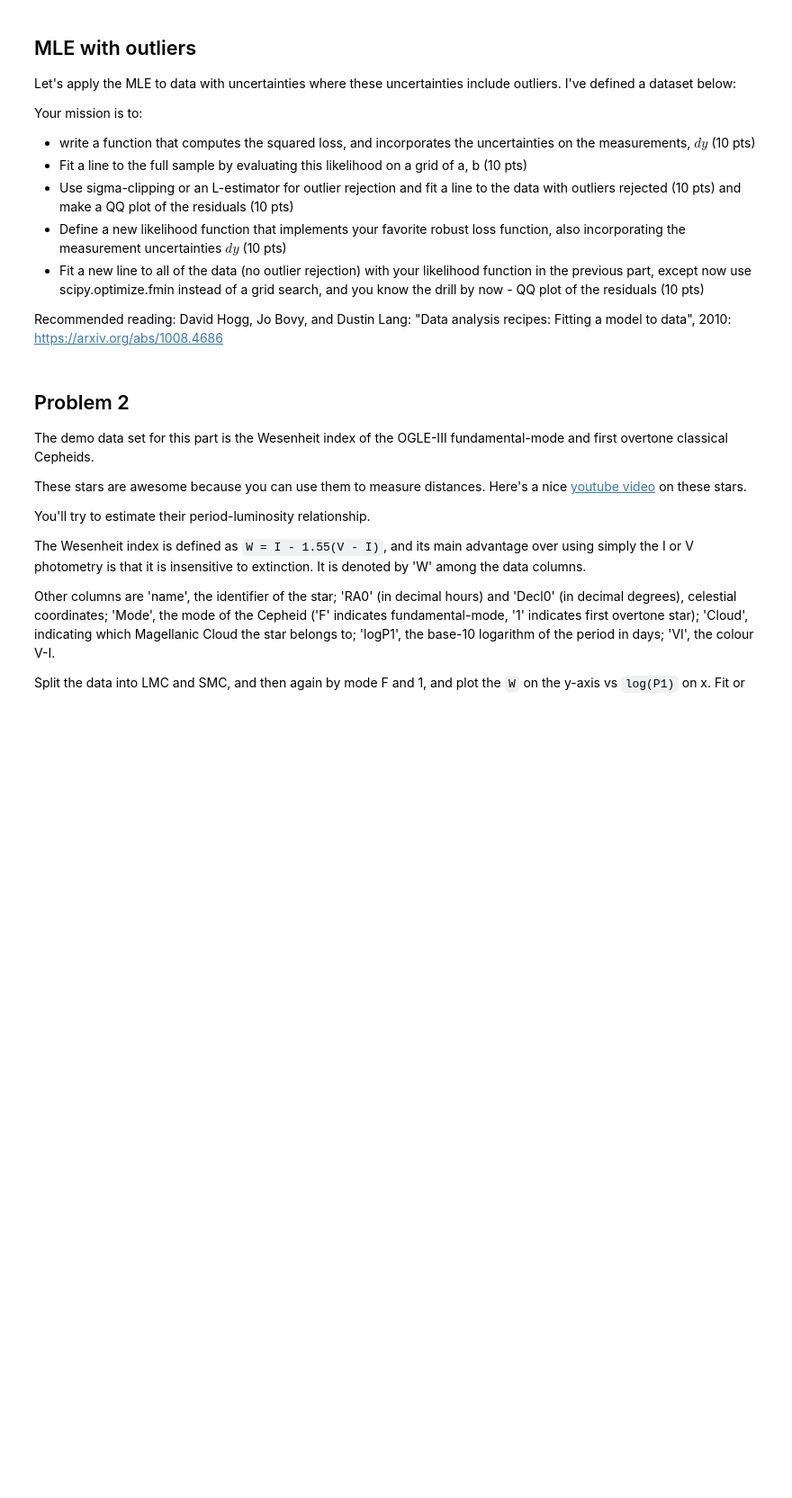
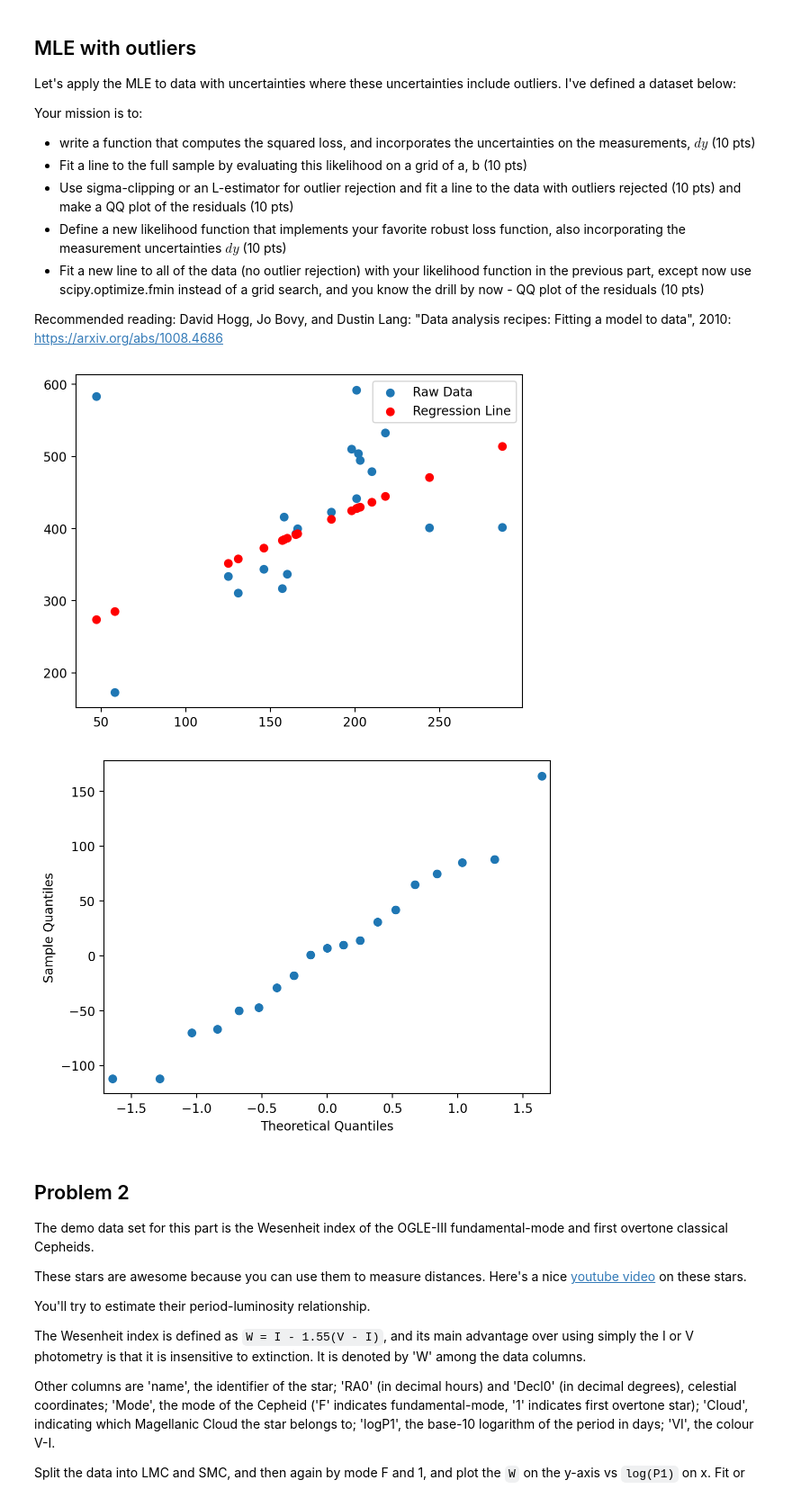
Before and after one commit to veronica-hoffman/ast496_2025_Fall, a Jupyter notebook: homework/01/hw01.ipynb, the cells around one changed output. Shown: that part at 90% size. Saved outputs shown, nothing was run; the diff lists cells and outputs as text; code cells hidden in the pictures; blank space fills up the shorter version.

```diff
--- a/homework/01/hw01.ipynb
+++ b/homework/01/hw01.ipynb
@@ -59,3 +43,77 @@ dy = data['sigma_y']
+# %%
+import numpy as np
+from matplotlib import pyplot as plt
+import scipy.optimize
+import statsmodels.api as sm
+from astroML.datasets import fetch_hogg2010test
+import sys
+import astropy
+# this just makes plots a bit easier on my laptop - disable as needed
+%config InlineBackend.figure_format='retina'
+
+#------------------------------------------------------------
+# Get data: this includes outliers
+data = fetch_hogg2010test()
+x = data['x']
+y = data['y']
+dy = data['sigma_y']
+
+def square_loss(y, y_hat):
+    #Set square loss = 0
+    square_loss = 0
+    #Sum up all the (y_true - y_expected)^2
+    for i in range(len(y)):
+        #Incorporate dy as a weight to get uncertainty
+        square_loss = square_loss + (((y[i] - y_hat[i])**2) / dy[i]**2)
+    #Divide by the number of points, aka len(y)
+    square_loss = square_loss / len(y)
+    #Return it
+    return(square_loss)
+
+#Construct an algorithm to find the smallest square loss using parameters
+square_loss_min = sys.maxsize
+saved_m = 0
+saved_b = 0
+for m in range(-10,10):
+    for b in range(0,500):
+        if (square_loss(y, m*x+b) < square_loss_min):
+            saved_m = m
+            saved_b = b
+            square_loss_min = square_loss(y, m*x+b)
+
+#Plot raw data
+plt.scatter(x,y, label= 'Raw Data')
+
+#Save for later
+residuals = y - (saved_m * x + saved_b)
+
+#Plot regression line
+plt.scatter(x, saved_m * x + saved_b, color='red', label='Regression Line')
+plt.legend()
+
+#Sigma clip the residuals
+sigma_clipped_y_data = astropy.stats.sigma_clip(residuals, masked=False)
+sm.qqplot(sigma_clipped_y_data)
+
+
+#From here, I'm going to get my likelihood function
+
+#First get the addition sum part of it. I'd rather just get it right now and use it later
+add_sum_part = np.exp(-1/2 * np.sum((-residuals / dy)**2))
+
+#Initialize the multiply sum term of the function
+multiply_sum_part = 1/(dy[0]*np.sqrt(2*np.pi))
+
+#Multiply the first term and so on by the next term
+for i in range(1, len(y)):
+    whatToMultiply = 1/(dy[i]*np.sqrt(2*np.pi))
+    multiply_sum_part = multiply_sum_part * whatToMultiply
+
+#Multiply both terms to finally get likelihood function
+Likelihood_Function = multiply_sum_part * add_sum_part
+# %% [output]
+[figure, added]
+[figure, added]
 # %% [markdown]
 ## Problem 2
 
```
Also changed, not shown: parts of 1 cell of this notebook, 1 other file.
